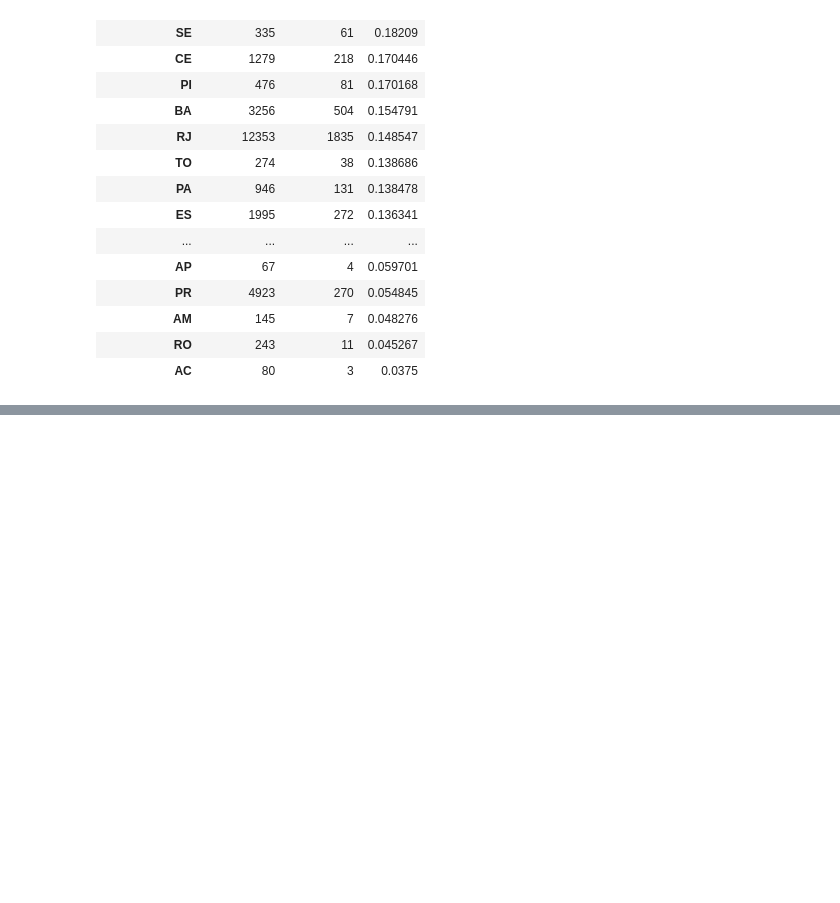
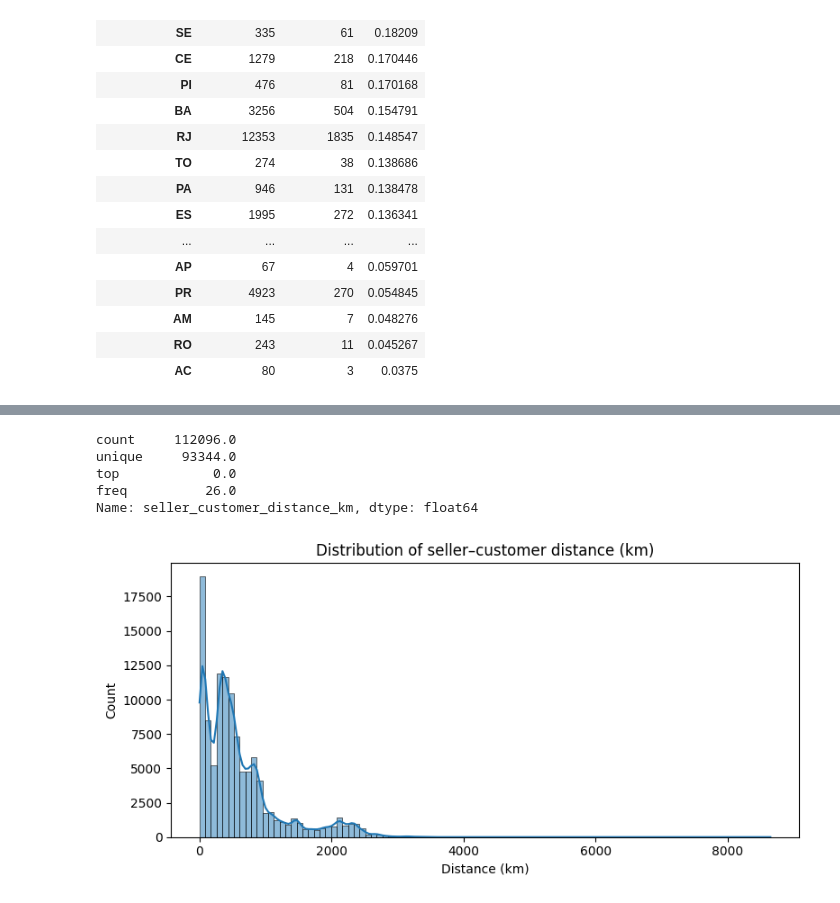
Before and after one commit to Gabverz/Logistics_optimizer, a Jupyter notebook: eda_logistica.ipynb, the cells around one changed output, grey strips where cells are left out. Saved outputs shown, nothing was run; the diff lists cells and outputs as text; code cells hidden in the pictures; blank space fills up the shorter version.

```diff
--- a/eda_logistica.ipynb
+++ b/eda_logistica.ipynb
@@ -246,0 +305,43 @@ plt.show()
+# %%
+# Creating function for distance calculation between customer and seller.
+
+def compute_distance_km(row):
+    # Se faltar qualquer coordenada, retornamos NaN
+    if pd.isna(row["seller_geo_lat"]) or pd.isna(row["seller_geo_lng"]) \
+       or pd.isna(row["customer_geo_lat"]) or pd.isna(row["customer_geo_lng"]):
+        return pd.NA
+
+    seller_coords = (row["seller_geo_lat"], row["seller_geo_lng"])
+    customer_coords = (row["customer_geo_lat"], row["customer_geo_lng"])
+
+    try:
+        return geodesic(seller_coords, customer_coords).km
+    except Exception:
+        # Qualquer erro numérico ou coordenada estranha → NaN
+        return pd.NA
+
+# Isso pode ser um pouco pesado; use progress bar se quiser (tqdm)
+df["seller_customer_distance_km"] = df.apply(compute_distance_km, axis=1)
+# %%
+df["seller_customer_distance_km"].describe()
+# %% [output]
+count     112096.0
+unique     93344.0
+top            0.0
+freq          26.0
+Name: seller_customer_distance_km, dtype: float64
+# %%
+plt.figure(figsize=(8, 4))
+sns.histplot(
+    data=df,
+    x="seller_customer_distance_km",
+    bins=100,
+    kde=True
+)
+plt.title("Distribution of seller–customer distance (km)")
+plt.xlabel("Distance (km)")
+plt.ylabel("Count")
+plt.tight_layout()
+plt.show()
+# %% [output]
+[figure, added]
```
Also changed, not shown: parts of 14 cells of this notebook.
